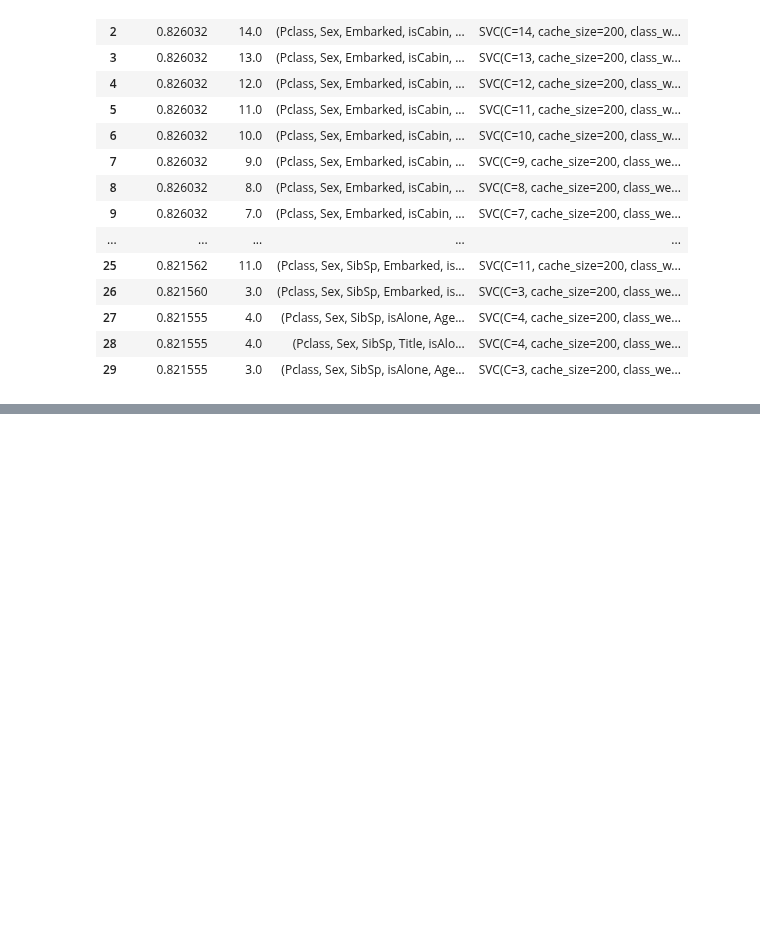
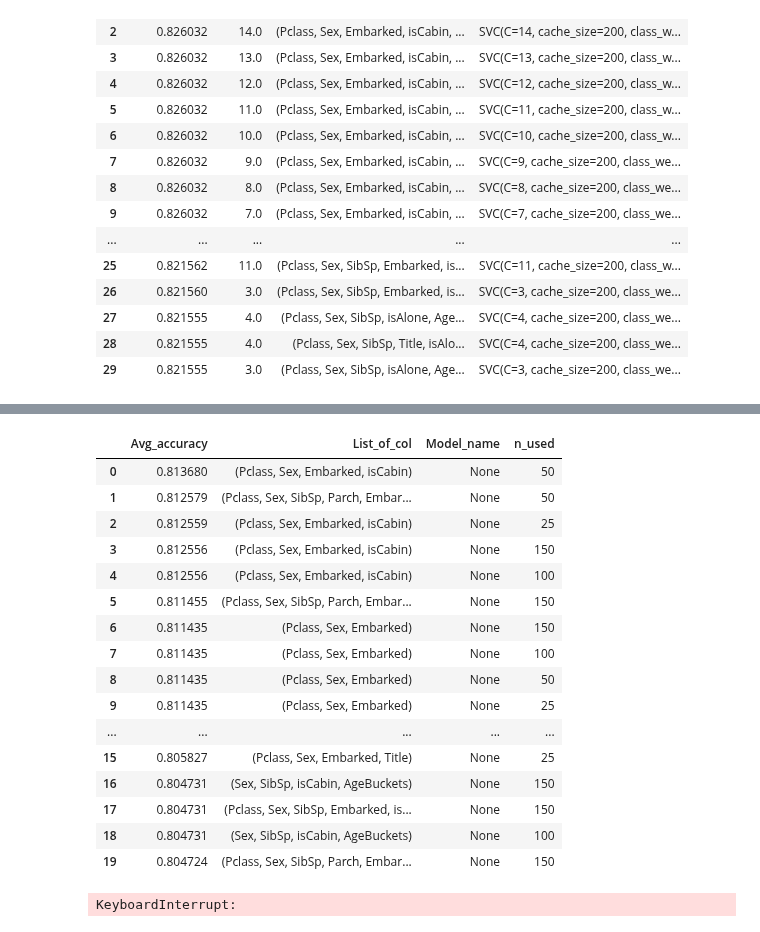
Before and after one commit to MateuszKonopelski/Kaggle, a Jupyter notebook: Project1_Titanic/Titanic_code.ipynb, the cells around one changed output, grey strips where cells are left out. Cells and saved outputs as stored; diff of their text form; code cells hidden in the pictures; blank space fills up the shorter version.

Commit message:
Random Forrest Finished finished

```diff
--- a/Project1_Titanic/Titanic_code.ipynb
+++ b/Project1_Titanic/Titanic_code.ipynb
@@ -1004,0 +1029,32 @@ for i, (c, col) in enumerate(accuracy_table_tupples):
+# %%
+import datetime as dt
+import itertools
+
+start = dt.datetime.now()
+
+# First build up. All features, 100 tries, no tuning.
+train_set = train_data.drop(['FamilySize'], axis=1)
+test_set = test_data.drop(['PassengerId'], axis=1)
+
+
+accuracy_table = pd.DataFrame({'Model_name': [None],
+                            'n_used': [None],
+                            'List_of_col': [None],
+                            'Avg_accuracy': [None]})
+
+from sklearn.ensemble import RandomForestClassifier
+
+columns = ['Pclass', 'Sex', 'SibSp', 'Parch', 'Embarked', 'isCabin',
+           'Title', 'isAlone', 'AgeBuckets']
+
+for i in range(2, len(columns) + 1):
+    for subset in itertools.combinations(columns, i):
+        for n in [25, 50, 100, 150]:
+            model = RandomForestClassifier(n_estimators=n, random_state=0)
+            train_set = train_data.loc[:, ['Survived'] + list(subset)]
+            accuracy_table = test_model(model, n, subset)
+
+accuracy_table_top100 = accuracy_table.sort_values(['Avg_accuracy', 'n_used'], ascending=False).head(100)
+accuracy_table_top100.reset_index(inplace=True, drop=True)
+end = dt.datetime.now()
+'Execution time: {0} minutes.'.format(round((end - start).seconds/60, 2))
@@ -1004,0 +1077,20 @@ for i, (c, col) in enumerate(accuracy_table_tupples):
+# %%
+accuracy_table_top100.head(20)
+# %% [output]
+|  | Avg_accuracy | List_of_col | Model_name | n_used |
+| 0 | 0.813680 | (Pclass, Sex, Embarked, isCabin) | None | 50 |
+| 1 | 0.812579 | (Pclass, Sex, SibSp, Parch, Embar... | None | 50 |
+| 2 | 0.812559 | (Pclass, Sex, Embarked, isCabin) | None | 25 |
+| 3 | 0.812556 | (Pclass, Sex, Embarked, isCabin) | None | 150 |
+| 4 | 0.812556 | (Pclass, Sex, Embarked, isCabin) | None | 100 |
+| 5 | 0.811455 | (Pclass, Sex, SibSp, Parch, Embar... | None | 150 |
+| 6 | 0.811435 | (Pclass, Sex, Embarked) | None | 150 |
+| 7 | 0.811435 | (Pclass, Sex, Embarked) | None | 100 |
+| 8 | 0.811435 | (Pclass, Sex, Embarked) | None | 50 |
+| 9 | 0.811435 | (Pclass, Sex, Embarked) | None | 25 |
+| ... | ... | ... | ... | ... |
+| 15 | 0.805827 | (Pclass, Sex, Embarked, Title) | None | 25 |
+| 16 | 0.804731 | (Sex, SibSp, isCabin, AgeBuckets) | None | 150 |
+| 17 | 0.804731 | (Pclass, Sex, SibSp, Embarked, is... | None | 150 |
+| 18 | 0.804731 | (Sex, SibSp, isCabin, AgeBuckets) | None | 100 |
+| 19 | 0.804724 | (Pclass, Sex, SibSp, Parch, Embar... | None | 150 |
@@ -1004,0 +1117,23 @@ for i, (c, col) in enumerate(accuracy_table_tupples):
+# %%
+train_vec = train_data.loc[:, ['Pclass', 'Sex', 'Embarked', 'isCabin',  'isAlone', 'SibSp', 'Parch', 'Title', 'AgeBuckets']]
+categorical = train_vec.columns[[True,  True, True, True, True, True,  True, True, True]]
+train_vec = one_hot(train_vec, categorical)
+columns = train_vec.columns
+
+# Create _set tables
+train_set_all = pd.concat((train_data.loc[:, ['Survived']], train_vec), axis=1).copy()
+
+for i in range(2, len(columns) + 1):
+    for subset in itertools.combinations(columns, i):
+        for n in [25, 50, 100, 150]:
+            model = RandomForestClassifier(n_estimators=n, random_state=0)
+            train_set = train_set_all.loc[:, ['Survived'] + list(subset)]
+            accuracy_table = test_model(model, n, subset)
+
+accuracy_table_top100 = accuracy_table.sort_values(['Avg_accuracy', 'n_used'], ascending=False).head(100)
+accuracy_table_top100.reset_index(inplace=True, drop=True)
+end = dt.datetime.now()
+'Execution date: {0}.\nExecution time: {1} minutes.\nModels built: {2}.'.\
+    format(end.strftime("%B %d, %Y"), round((end - start).seconds/60, 2), accuracy_table.shape[0])
+# %% [output]
+KeyboardInterrupt:
```
Also changed, not shown: parts of 10 cells of this notebook.
